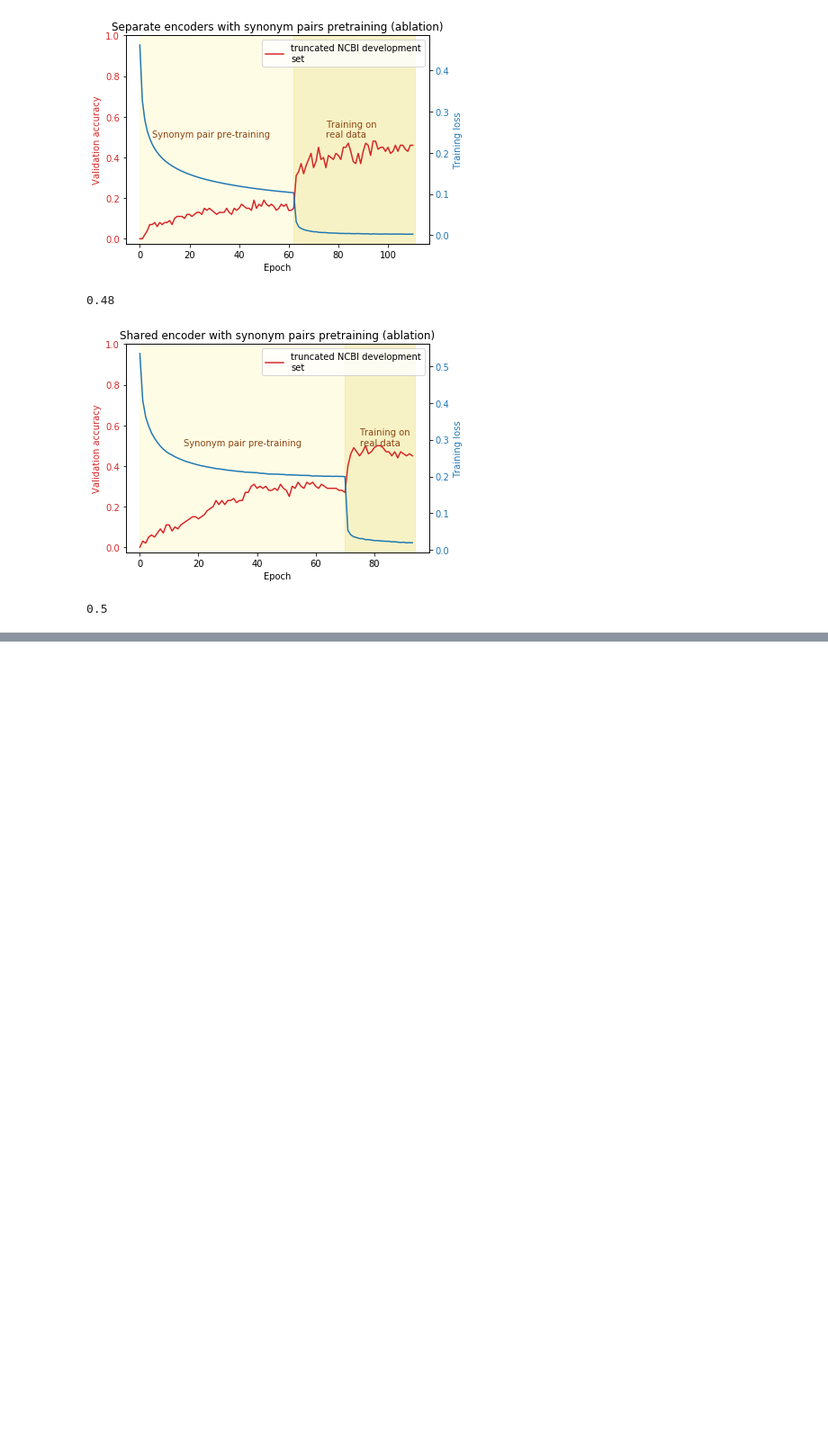
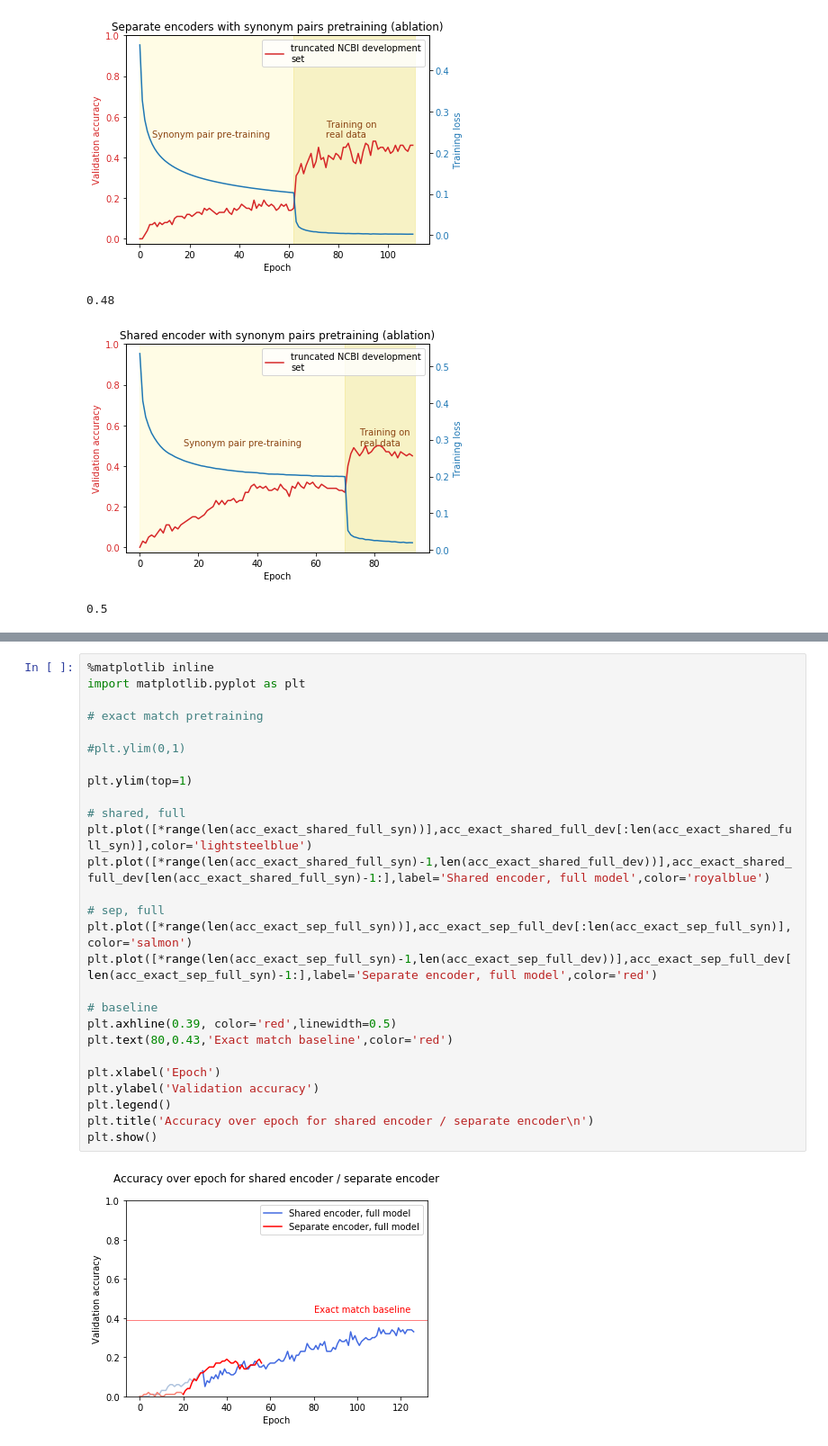
Before and after one commit to fshdnc/disease_normalization, a Jupyter notebook: src/expt_pretraining.ipynb, the cells around one changed output, grey strips where cells are left out. Shown at 90% size. Saved outputs shown, nothing was run; the diff lists cells and outputs as text; blank space fills up the shorter version.

```diff
--- a/src/expt_pretraining.ipynb
+++ b/src/expt_pretraining.ipynb
@@ -456,0 +489,29 @@ print('\n{0}\n'.format(max(acc_syn_shared_abl_dev_pretraining+acc_syn_shared_abl
+# %%
+%matplotlib inline
+import matplotlib.pyplot as plt
+
+# exact match pretraining
+
+#plt.ylim(0,1)
+
+plt.ylim(top=1)
+
+# shared, full
+plt.plot([*range(len(acc_exact_shared_full_syn))],acc_exact_shared_full_dev[:len(acc_exact_shared_full_syn)],color='lightsteelblue')
+plt.plot([*range(len(acc_exact_shared_full_syn)-1,len(acc_exact_shared_full_dev))],acc_exact_shared_full_dev[len(acc_exact_shared_full_syn)-1:],label='Shared encoder, full model',color='royalblue')
+
+# sep, full
+plt.plot([*range(len(acc_exact_sep_full_syn))],acc_exact_sep_full_dev[:len(acc_exact_sep_full_syn)],color='salmon')
+plt.plot([*range(len(acc_exact_sep_full_syn)-1,len(acc_exact_sep_full_dev))],acc_exact_sep_full_dev[len(acc_exact_sep_full_syn)-1:],label='Separate encoder, full model',color='red')
+
+# baseline
+plt.axhline(0.39, color='red',linewidth=0.5)
+plt.text(80,0.43,'Exact match baseline',color='red')
+
+plt.xlabel('Epoch')
+plt.ylabel('Validation accuracy')
+plt.legend()
+plt.title('Accuracy over epoch for shared encoder / separate encoder\n')
+plt.show()
+# %% [output]
+[figure, added]
```
Also changed, not shown: parts of 2 cells of this notebook, 1 other file.
